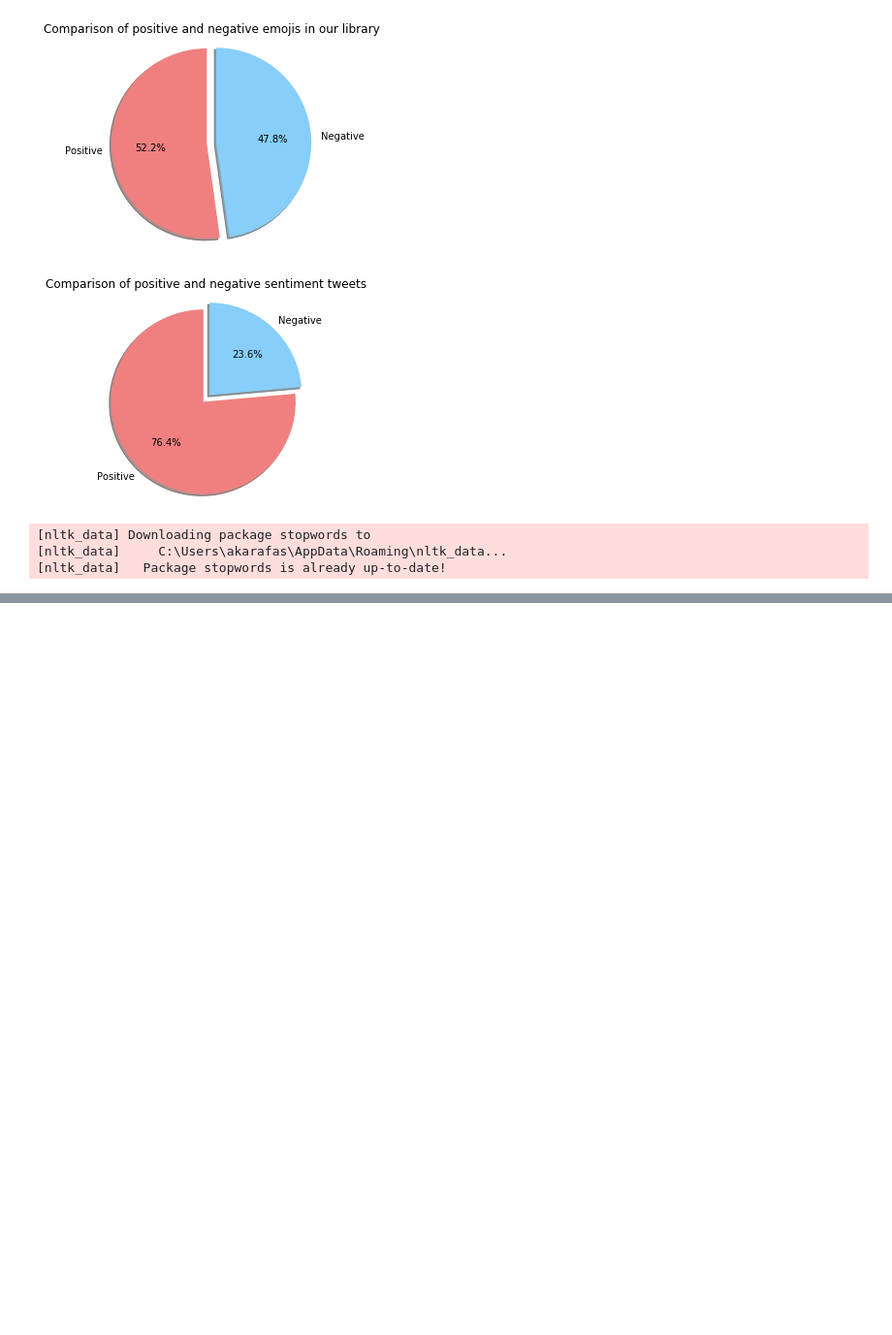
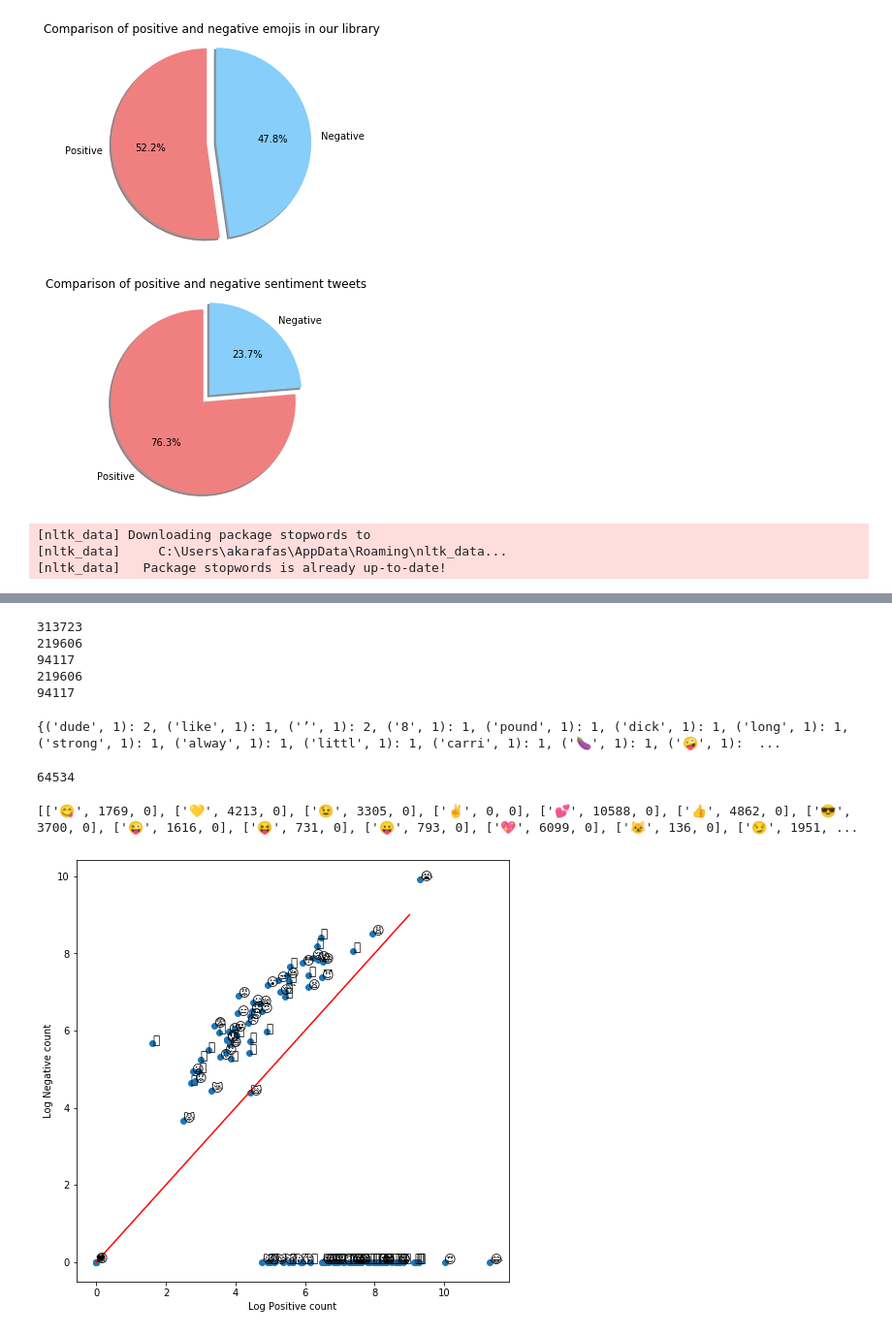
Before and after one commit to akarafas/comp562_Emoji_Classification, a Jupyter notebook: emoji_classification.ipynb, the cells around one changed output, grey strips where cells are left out. Shown at 97% size. Drawn from its saved outputs; the diff is of its cells as text; code cells hidden in the pictures; blank space fills up the shorter version.

Commit message:
Add files via upload
uploaded with word freqs and preprocessing

```diff
--- a/emoji_classification.ipynb
+++ b/emoji_classification.ipynb
@@ -43,7 +35,8 @@ labeledTweetMatrix = []
 tweets_x = []
 tweets_y = []
 tweetFile = open("emojitweets-01-04-2018.txt", encoding="utf8")
-for i in tweetFile:
+# for i in tweetFile:
+for i in range(500000):
     line = tweetFile.readline()
     if any(emoji in line for emoji in positiveEmojis):
         labeledTweetMatrix.append([line.rstrip("\n"), 1])
@@ -138,7 +127,7 @@ def tokenize(tweet):
     return tweet_tokens
 def removeStopWords(tweet_tokenz):
     stopwords_english = stopwords.words('english')
-    stopwords_english.extend(['rt', 'fav'])
+    stopwords_english.extend(['rt', 'fav', "'"])
     tweets_clean = []
     for word in tweet_tokenz:
         if (word not in stopwords_english and word not in string.punctuation):
@@ -181,0 +177,20 @@ TypeError: list indices must be integers or slices, not list
+# %%
+# splitting train/test up 70/30
+div = round(len(tweets_x)*.7)
+train_x = tweets_x[:div]
+test_x = tweets_x[div:]
+train_y = tweets_y[:div]
+test_y = tweets_y[div:]
+print(len(tweets_x))
+print(len(train_x))
+print(len(test_x))
+print(len(train_y))
+print(len(test_x))
+assert(len(tweets_x) == len(train_x)+len(test_y))
+assert(len(tweets_x) == len(train_y)+len(test_y))
+# %% [output]
+313723
+219606
+94117
+219606
+94117
@@ -181,0 +215,50 @@ TypeError: list indices must be integers or slices, not list
+# %%
+# sample
+freqs = word_freqs(train_x[:5], train_y[:5])
+print(freqs)
+# %% [output]
+{('dude', 1): 2, ('like', 1): 1, ('’', 1): 2, ('8', 1): 1, ('pound', 1): 1, ('dick', 1): 1, ('long', 1): 1, ('strong', 1): 1, ('alway', 1): 1, ('littl', 1): 1, ('carri', 1): 1, ('🍆', 1): 1, ('🤪', 1):  ...
+# %%
+# build entire frequency dictionary
+freqDict = word_freqs(train_x, train_y)
+print(len(freqDict))
+# %% [output]
+64534
+# %%
+# Analyze how many times our emojis appear in our frequency dictionary
+keys = positiveEmojis + negativeEmojis
+data = []
+for emoji in keys:
+    positive = 0
+    negative = 0
+    if (emoji, 1) in freqDict:
+        positive = freqDict[(emoji, 1)]
+    if (emoji, -1) in freqDict:
+        negative = freqDict[(emoji, -1)]
+    data.append([emoji, positive, negative])
+print(data)
+# %% [output]
+[['😋', 1769, 0], ['💛', 4213, 0], ['😉', 3305, 0], ['✌️', 0, 0], ['💕', 10588, 0], ['👍', 4862, 0], ['😎', 3700, 0], ['😜', 1616, 0], ['😝', 731, 0], ['😛', 793, 0], ['💖', 6099, 0], ['😼', 136, 0], ['😏', 1951, ...
+# %%
+fig, ax = plt.subplots(figsize = (8, 8))
+# convert positive raw counts to logarithmic scale. we add 1 to avoid log(0)
+x = np.log([x[1] + 1 for x in data])
+
+# do the same for the negative counts
+y = np.log([x[2] + 1 for x in data])
+
+# Plot a dot for each pair of words
+ax.scatter(x, y)
+
+# assign axis labels
+plt.xlabel("Log Positive count")
+plt.ylabel("Log Negative count")
+
+# Add the word as the label at the same position as you added the points just before
+for i in range(0, len(data)):
+    ax.annotate(data[i][0], (x[i], y[i]), fontsize=12)
+
+ax.plot([0, 9], [0, 9], color = 'red') # Plot the red line that divides the 2 areas.
+plt.show()
+# %% [output]
+[figure, added]
```
Also changed, not shown: parts of 7 cells of this notebook.
